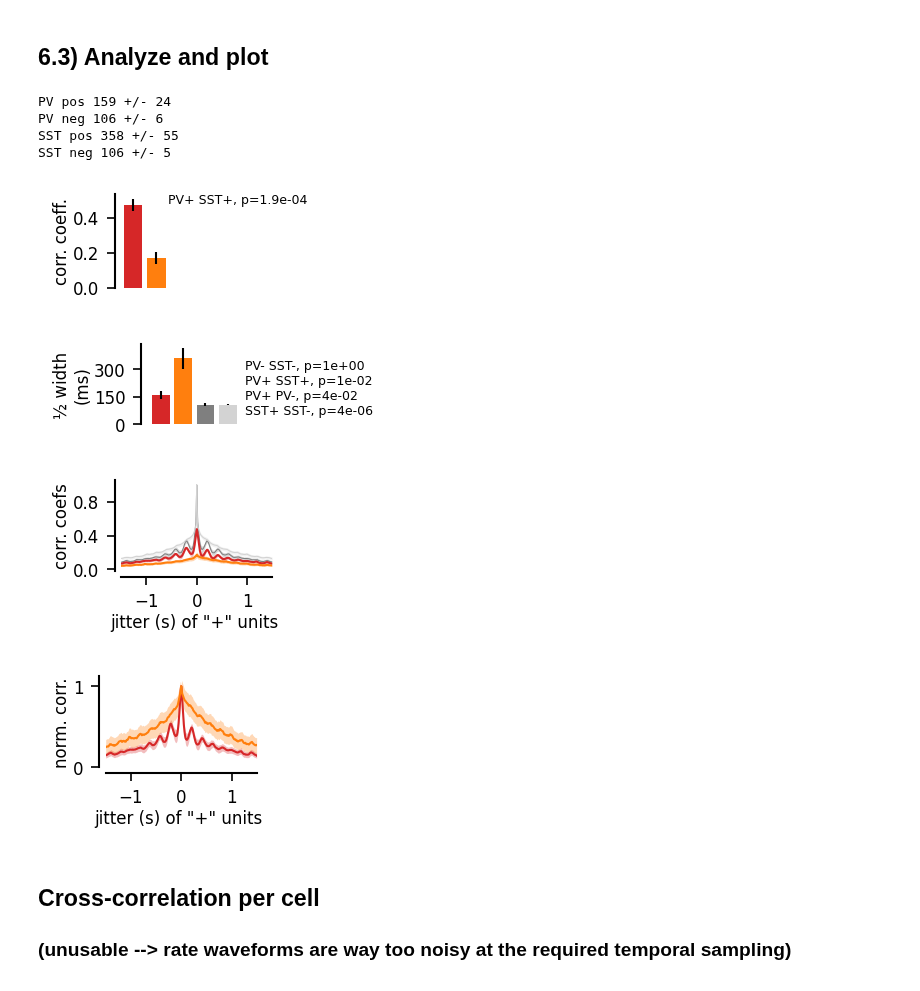
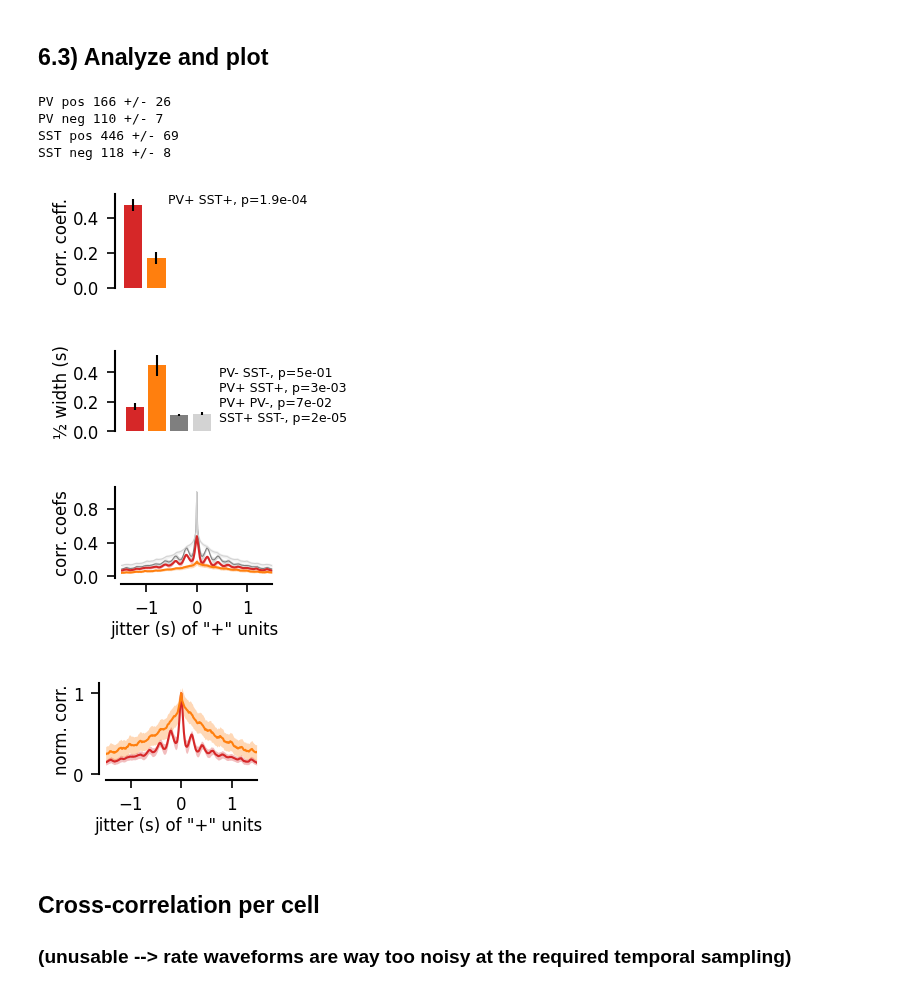
Before and after one commit to yzerlaut/pv-sst-dendrites, a Jupyter notebook: visual_coding/Natural-Movie.ipynb, the cells around one changed output. Drawn from its saved outputs; the diff is of its cells as text; code cells hidden in the pictures.

```diff
--- a/visual_coding/Natural-Movie.ipynb
+++ b/visual_coding/Natural-Movie.ipynb
@@ -223,14 +223,14 @@ def gaussian(t, X):
     return (1-X[2])*np.exp(-(t-X[1])**2/2/X[0]**2)+X[2]
 
 def lorentzian(t, X):
-    return (1-X[2])*(1./(1+(t-X[1])**2/2/X[0]**2))+X[2]
+    return (1-X[2])*(1./(1+(t-X[1])**2/X[0]**2))+X[2]
 
 def fit_half_width(shift, array,
                        min_time=100e-3,
                        max_time=1000e-3):
     def func(X):
-        return np.sum(np.abs(gaussian(shift, X)-array))
-        #return np.sum(np.abs(lorentzian(shift, X)-array))
+        #return np.sum(np.abs(gaussian(shift, X)-array))
+        return np.sum(np.abs(lorentzian(shift, X)-array))
     res = minimize(func, [3*min_time,0,1],
                    bounds=[[min_time, max_time],
                            [-max_time, max_time],
@@ -448,41 +446,42 @@ for k, cellType, color1, color2 in zip(range(2),
 
 # statistic
 pt.annotate(ax11, 'PV+ SST+, p=%.1e' % stats.mannwhitneyu(CCs['PV_pos0CC'], CCs['SST_pos0CC']).pvalue,
             (1., 1.), va='top', fontsize=6)
 
 for gt, cell in itertools.product(['PV', 'SST'], ['pos', 'neg']):
     print(gt, cell, '%.0f +/- %.0f' % (1e3*np.mean(CCs['%s_%sWidths' % (gt,cell)]),
                                        1e3*stats.sem(CCs['%s_%sWidths' % (gt,cell)])) )
 
 pt.annotate(ax12, '\n PV- SST-, p=%.0e' % stats.mannwhitneyu(CCs['PV_negWidths'], CCs['SST_negWidths']).pvalue,
             (1., 1.), va='top', fontsize=6)
 pt.annotate(ax12, '\n\n PV+ SST+, p=%.0e' % stats.mannwhitneyu(CCs['PV_posWidths'], CCs['SST_posWidths']).pvalue,
             (1., 1.), va='top', fontsize=6)
 pt.annotate(ax12, '\n\n\n PV+ PV-, p=%.0e\n' % stats.mannwhitneyu(CCs['PV_posWidths'], CCs['PV_negWidths']).pvalue,
             (1., 1.), va='top', fontsize=6)
 pt.annotate(ax12, '\n\n\n\n SST+ SST-, p=%.0e\n' % stats.mannwhitneyu(CCs['SST_posWidths'], CCs['SST_negWidths']).pvalue,
             (1., 1.), va='top', fontsize=6)
 
 pt.set_plot(ax11, ['left'], #yticks=[0,0.2,0.4],
             ylabel='corr. coeff.')
-pt.set_plot(ax12, ['left'], #yticks=[0,200,400],
-            ylabel=u'\u00bd' + ' width\n(ms)')
+pt.set_plot(ax12, ['left'],
+            yticks=[0,200,400], yticks_labels=['0.0', '0.2', '0.4'],
+            ylabel=u'\u00bd width (s)')
 pt.set_plot(ax2, xlabel='jitter (s) of "+" units ',
             ylabel='corr. coefs',
             xlim=[-1.5,1.5])
 pt.set_plot(ax3, xlabel='jitter (s) of "+" units ',
             ylabel='norm. corr.',
             xlim=[-1.5,1.5], yticks=[0,1])
 
 #fig12.savefig('../figures/visual_coding/decays_per_session.svg')
-fig12.savefig('../figures/Figure5/decays_per_session.pdf')
+fig12.savefig('../figures/Figure5/Half-Width_per_session.pdf')
 # %% [output]
-PV pos 159 +/- 24
-PV neg 106 +/- 6
-SST pos 358 +/- 55
-SST neg 106 +/- 5
+PV pos 166 +/- 26
+PV neg 110 +/- 7
+SST pos 446 +/- 69
+SST neg 118 +/- 8
 [figure]
-[figure, old version]
+[figure, new version]
 [figure]
 [figure]
 # %% [markdown]
```
Also changed, not shown: parts of 1 cell of this notebook, 1 other file.
